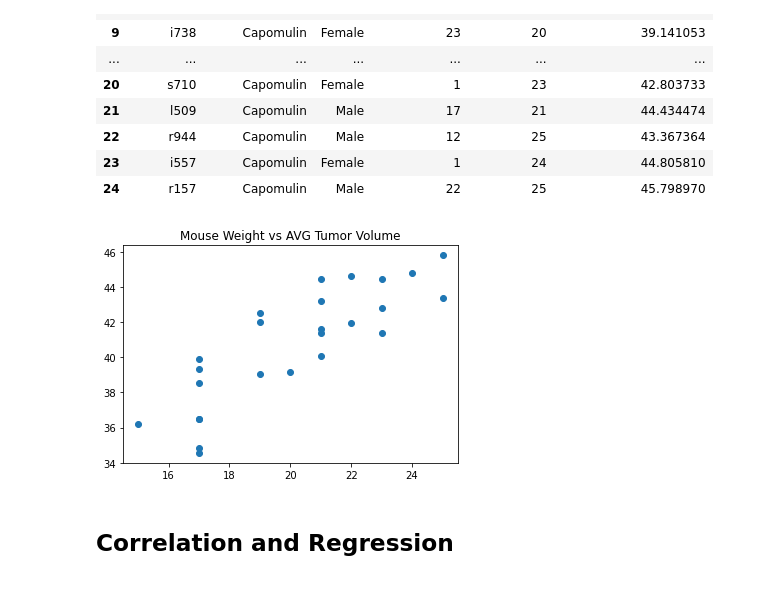
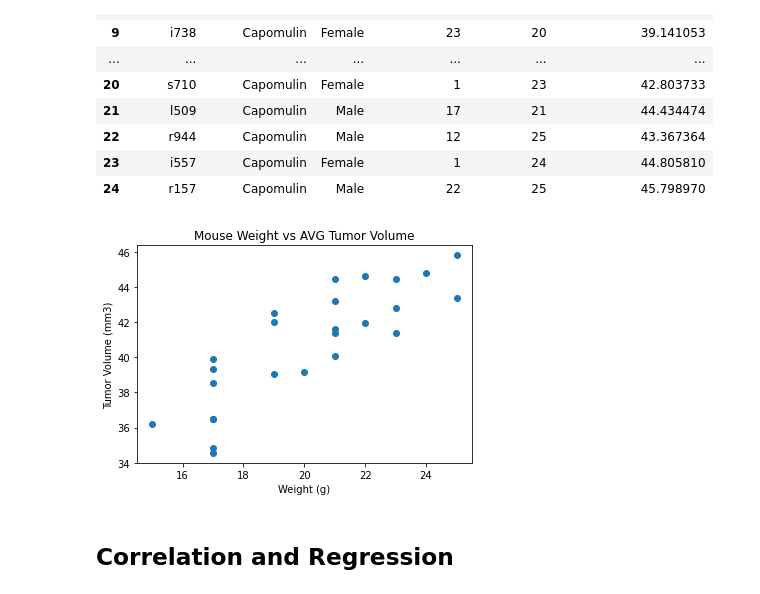
Before and after one commit to dorisakpovwa/Matplotlib_challenge, a Jupyter notebook: Pymaceuticals/pymaceuticals_starter.ipynb, the cells around one changed output. Saved outputs shown, nothing was run; the diff lists cells and outputs as text; code cells hidden in the pictures.

```diff
--- a/Pymaceuticals/pymaceuticals_starter.ipynb
+++ b/Pymaceuticals/pymaceuticals_starter.ipynb
@@ -456,9 +390,8 @@ Ceftamin's potential outliers: Series([], Name: Tumor Volume (mm3), dtype: float
 # %%
 # Generate a line plot of tumor volume vs. time point for a mouse treated with Capomulin
 # Determne time point for mice treated with Capomulin
-#Capomulin_tpt= mergedtr_data.loc[mergedtr_data["Drug Regimen"] == "Capomulin"]
-#Capomulin_tpt= mergedtr_data.loc[mergedtr_data["Drug Regimen"] == "Capomulin", 'Timepoint']
-Capomulin_tpt= newmousedata.loc[newmousedata["Drug Regimen"] == "Capomulin"]
+
+Capomulin_tpt= clean_mousedata.loc[clean_mousedata["Drug Regimen"] == "Capomulin"]
 Capomulin_tpt
 # %% [output]
 |  | Mouse ID | Drug Regimen | Sex | Age_months | Weight (g) | Timepoint | Tumor Volume (mm3) | ... |
@@ -597,14 +513,14 @@ merged_capo
 # %%
 x_axis =merged_capo['Weight (g)']
 y = merged_capo['Tumor Volume (mm3)']
 
 plt.scatter(x_axis, y)
 plt.title("Mouse Weight vs AVG Tumor Volume")
-plt.xlabel
-plt.ylabel("")
+plt.xlabel('Weight (g)')
+plt.ylabel("Tumor Volume (mm3)")
 plt.show()
 # %% [output]
-[figure, old version]
+[figure, new version]
 # %% [markdown]
 ## Correlation and Regression
 # %%
```
Also changed, not shown: parts of 36 cells of this notebook.
